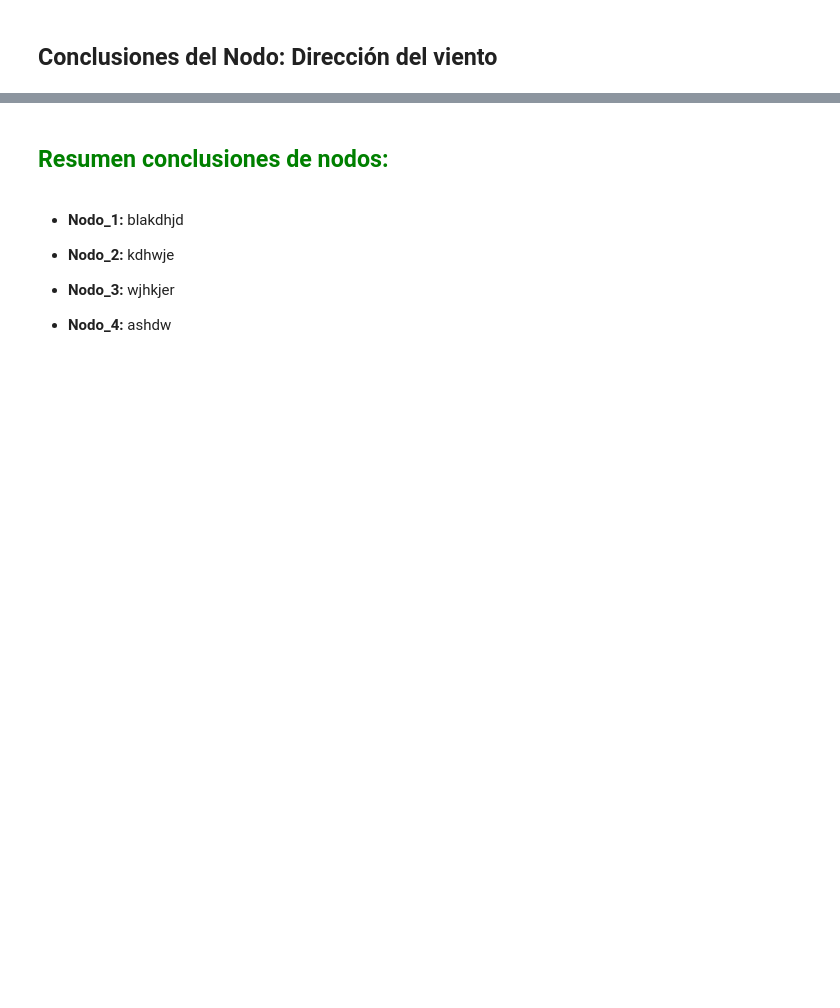
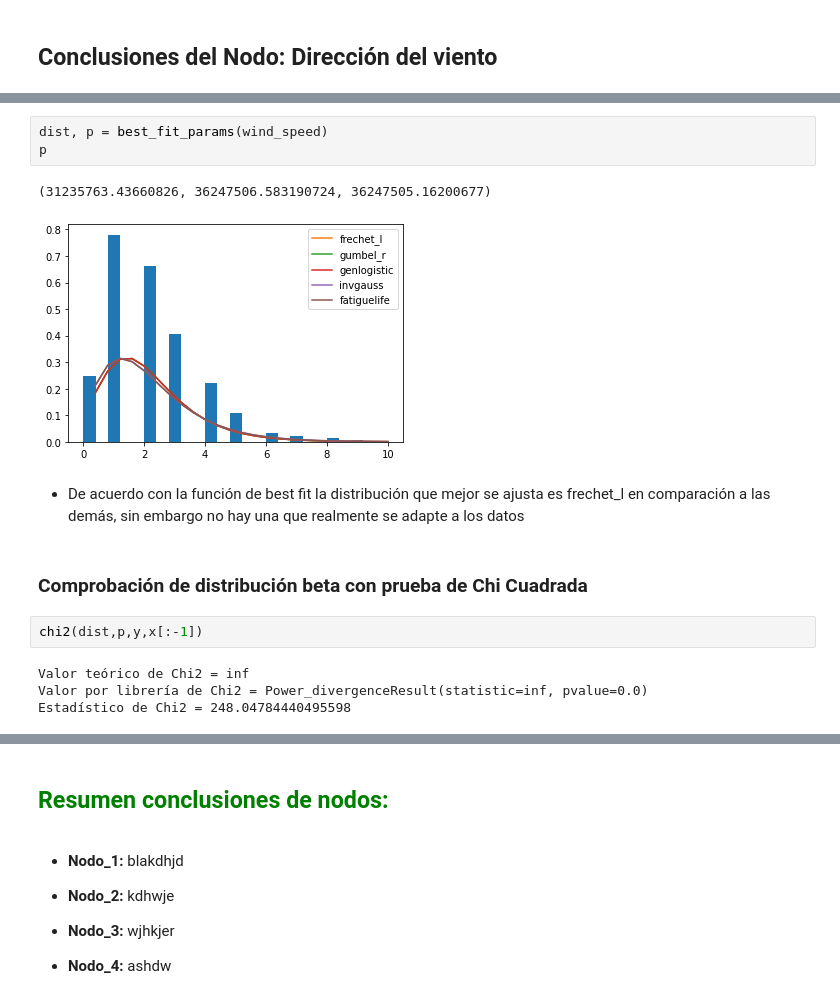
Before and after one commit to PintorOD1997/ProyectoConjunto_LandaverdeI_PintorD, a Jupyter notebook: ProyectoModulo1_OchoaD_MercadoI.ipynb, the cells around one changed output, grey strips where cells are left out. Saved outputs shown, nothing was run; the diff lists cells and outputs as text; blank space fills up the shorter version.

```diff
--- a/ProyectoModulo1_OchoaD_MercadoI.ipynb
+++ b/ProyectoModulo1_OchoaD_MercadoI.ipynb
@@ -1302,0 +1325,16 @@ Se acepta la hipótesis nula, la media es igual a 170.58914810459012 con un 0.95
+# %%
+dist, p = best_fit_params(wind_speed)
+p
+# %% [output]
+(31235763.43660826, 36247506.583190724, 36247505.16200677)
+[figure, added]
+# %% [markdown]
+* De acuerdo con la función de best fit la distribución que mejor se ajusta es frechet_l en comparación a las demás, sin embargo no hay una que realmente se adapte a los datos
+# %% [markdown]
+### Comprobación de distribución beta con prueba de Chi Cuadrada
+# %%
+chi2(dist,p,y,x[:-1])
+# %% [output]
+Valor teórico de Chi2 = inf
+Valor por librería de Chi2 = Power_divergenceResult(statistic=inf, pvalue=0.0)
+Estadístico de Chi2 = 248.04784440495598
```
Also changed, not shown: parts of 72 cells of this notebook.
